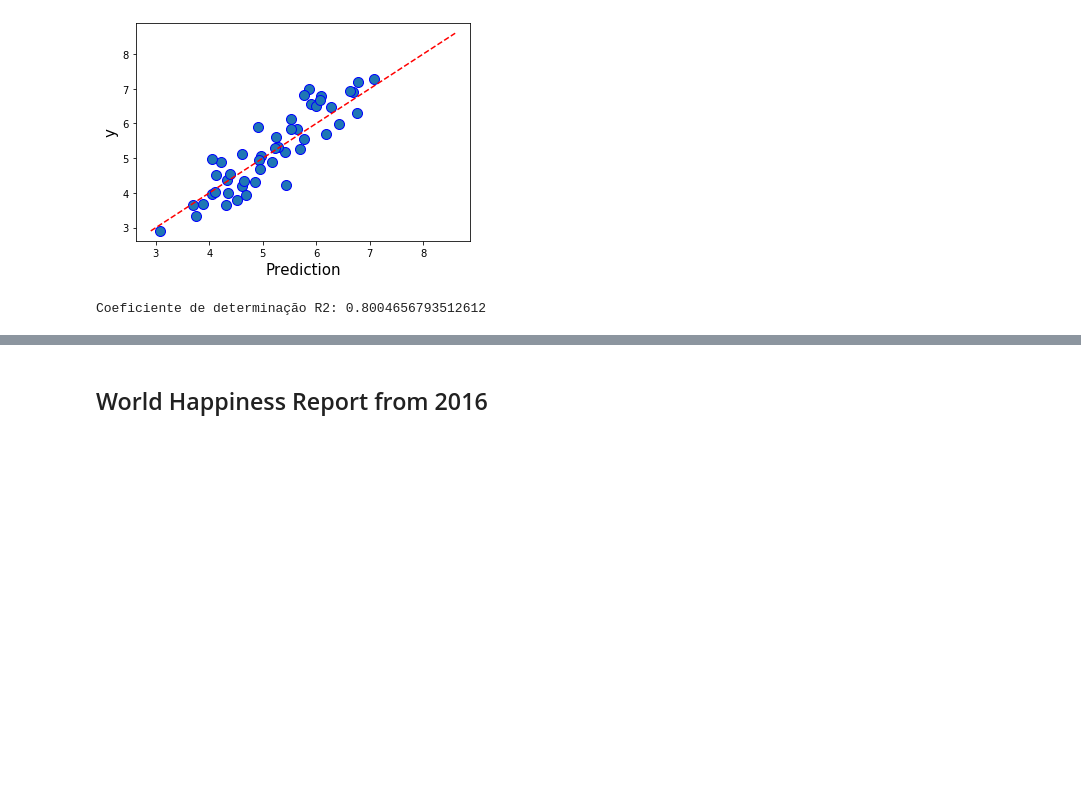
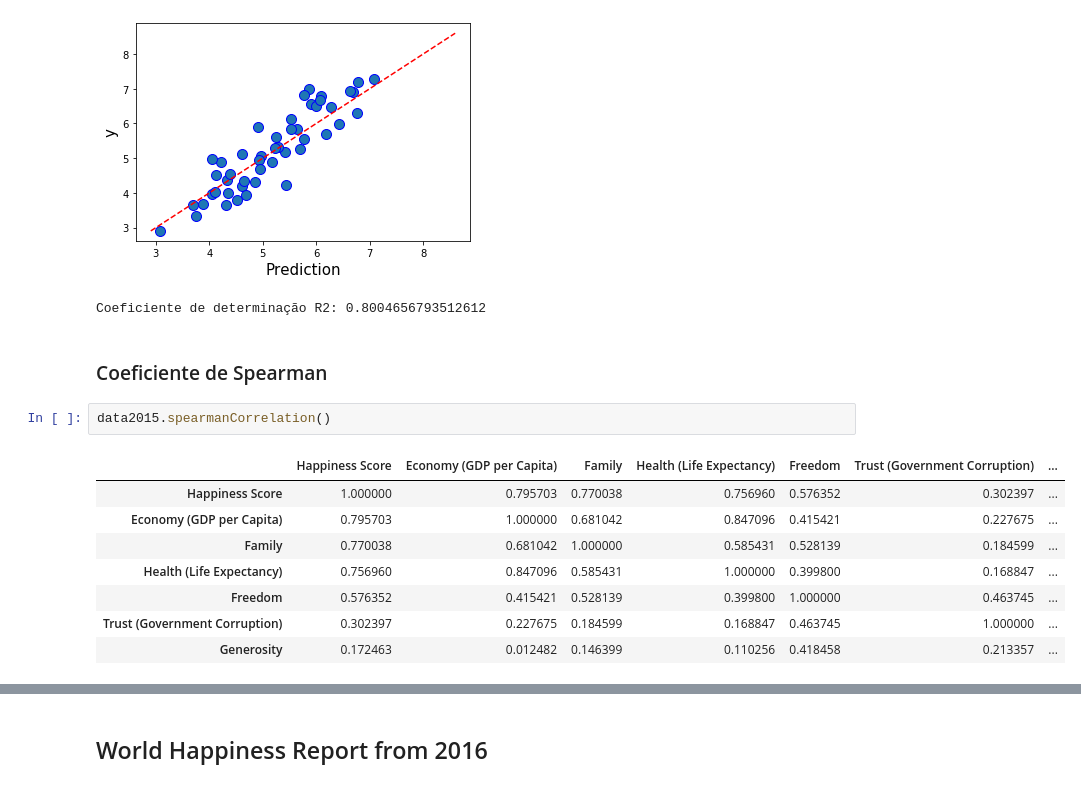
Before and after one commit to WebisD/DatasetAnalysisProject, a Jupyter notebook: main.ipynb, the cells around one changed output, grey strips where cells are left out. Saved outputs shown, nothing was run; the diff lists cells and outputs as text; blank space fills up the shorter version.

Commit message:
Correlation coeficients added

```diff
--- a/main.ipynb
+++ b/main.ipynb
@@ -50,3 +50,16 @@ data2015.R2coefficient()
 # %% [output]
 [figure]
 Coeficiente de determinação R2: 0.8004656793512612
+# %% [markdown]
+### Coeficiente de Spearman
+# %%
+data2015.spearmanCorrelation()
+# %% [output]
+|  | Happiness Score | Economy (GDP per Capita) | Family | Health (Life Expectancy) | Freedom | Trust (Government Corruption) | ... |
+| Happiness Score | 1.000000 | 0.795703 | 0.770038 | 0.756960 | 0.576352 | 0.302397 | ... |
+| Economy (GDP per Capita) | 0.795703 | 1.000000 | 0.681042 | 0.847096 | 0.415421 | 0.227675 | ... |
+| Family | 0.770038 | 0.681042 | 1.000000 | 0.585431 | 0.528139 | 0.184599 | ... |
+| Health (Life Expectancy) | 0.756960 | 0.847096 | 0.585431 | 1.000000 | 0.399800 | 0.168847 | ... |
+| Freedom | 0.576352 | 0.415421 | 0.528139 | 0.399800 | 1.000000 | 0.463745 | ... |
+| Trust (Government Corruption) | 0.302397 | 0.227675 | 0.184599 | 0.168847 | 0.463745 | 1.000000 | ... |
+| Generosity | 0.172463 | 0.012482 | 0.146399 | 0.110256 | 0.418458 | 0.213357 | ... |
```
Also changed, not shown: parts of 18 cells of this notebook, 1 other file.
